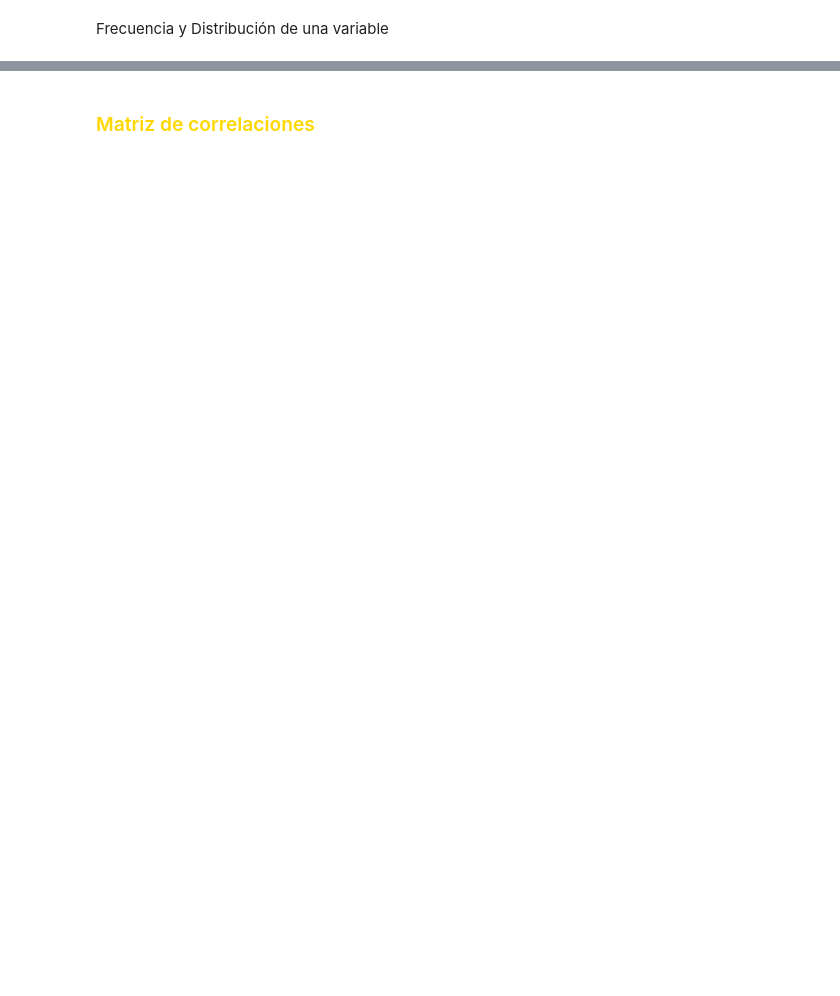
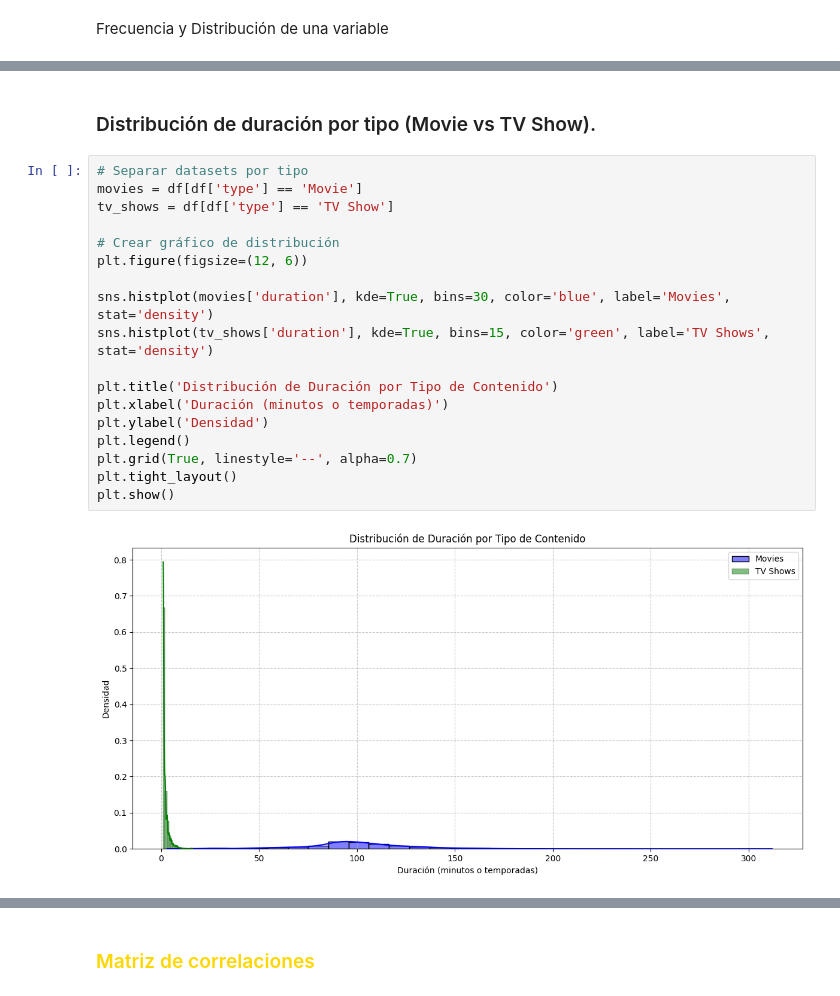
Before and after one commit to NachoHub8/Netflix, a Jupyter notebook: Netflix_Nacho.ipynb, the cells around one changed output, grey strips where cells are left out. Cells and saved outputs as stored; diff of their text form; blank space fills up the shorter version.

```diff
--- a/Netflix_Nacho.ipynb
+++ b/Netflix_Nacho.ipynb
@@ -176,0 +425,22 @@ dist_s
+# %% [markdown]
+### Distribución de duración por tipo (Movie vs TV Show).
+# %%
+# Separar datasets por tipo
+movies = df[df['type'] == 'Movie']
+tv_shows = df[df['type'] == 'TV Show']
+
+# Crear gráfico de distribución
+plt.figure(figsize=(12, 6))
+
+sns.histplot(movies['duration'], kde=True, bins=30, color='blue', label='Movies', stat='density')
+sns.histplot(tv_shows['duration'], kde=True, bins=15, color='green', label='TV Shows', stat='density')
+
+plt.title('Distribución de Duración por Tipo de Contenido')
+plt.xlabel('Duración (minutos o temporadas)')
+plt.ylabel('Densidad')
+plt.legend()
+plt.grid(True, linestyle='--', alpha=0.7)
+plt.tight_layout()
+plt.show()
+# %% [output]
+[figure, added]
```
Also changed, not shown: parts of 78 cells of this notebook.
